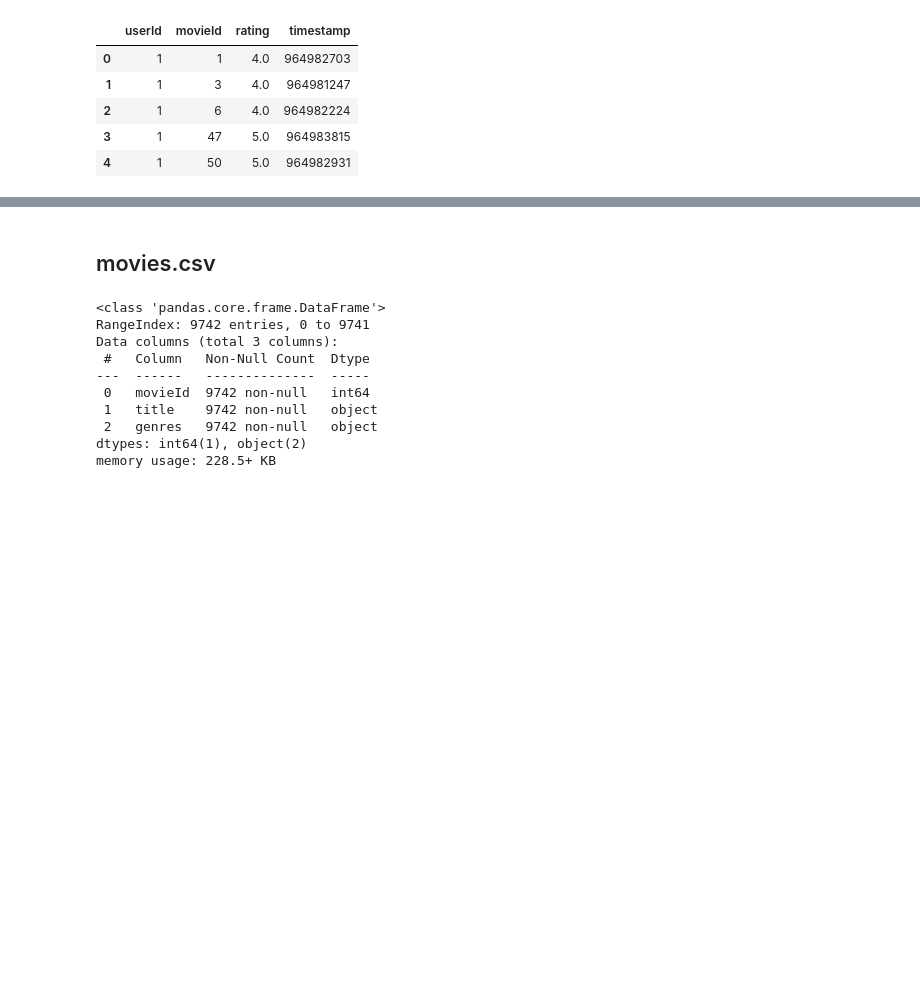
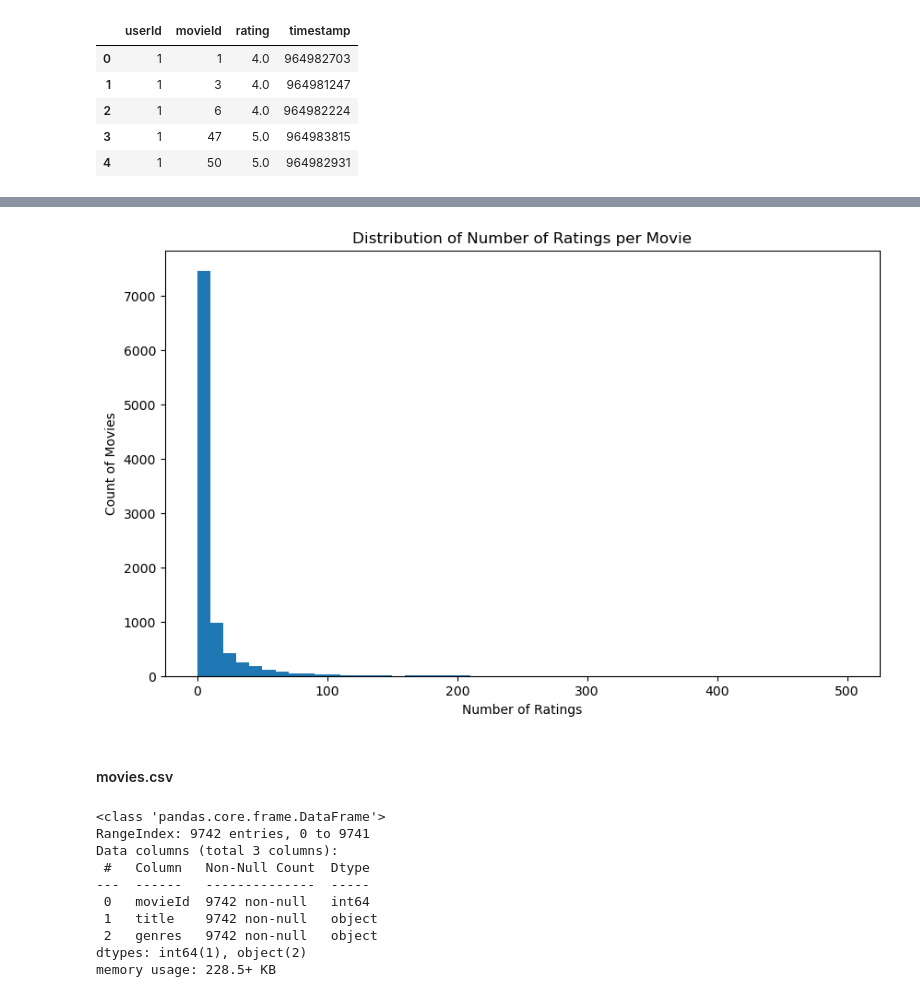
Before and after one commit to williambguo/ds-p4-project, a Jupyter notebook: notebooks/eda.ipynb, the cells around one changed output, grey strips where cells are left out. Cells and saved outputs as stored; diff of their text form; code cells hidden in the pictures; blank space fills up the shorter version.

```diff
--- a/notebooks/eda.ipynb
+++ b/notebooks/eda.ipynb
@@ -46,5 +96,16 @@ ratings_df.head()
+# %%
+ratings_per_movie = ratings_df['movieId'].value_counts()
+
+plt.figure(figsize=(10, 6))
+plt.hist(ratings_per_movie, bins=50, range=(0, 500))
+plt.title('Distribution of Number of Ratings per Movie')
+plt.xlabel('Number of Ratings')
+plt.ylabel('Count of Movies')
+plt.show()
+# %% [output]
+[figure, added]
 # %% [markdown]
-## movies.csv
+#### movies.csv
 # %%
 movies_df.info()
 # %% [output]
```
Also changed, not shown: parts of 23 cells of this notebook, 2 other files.
